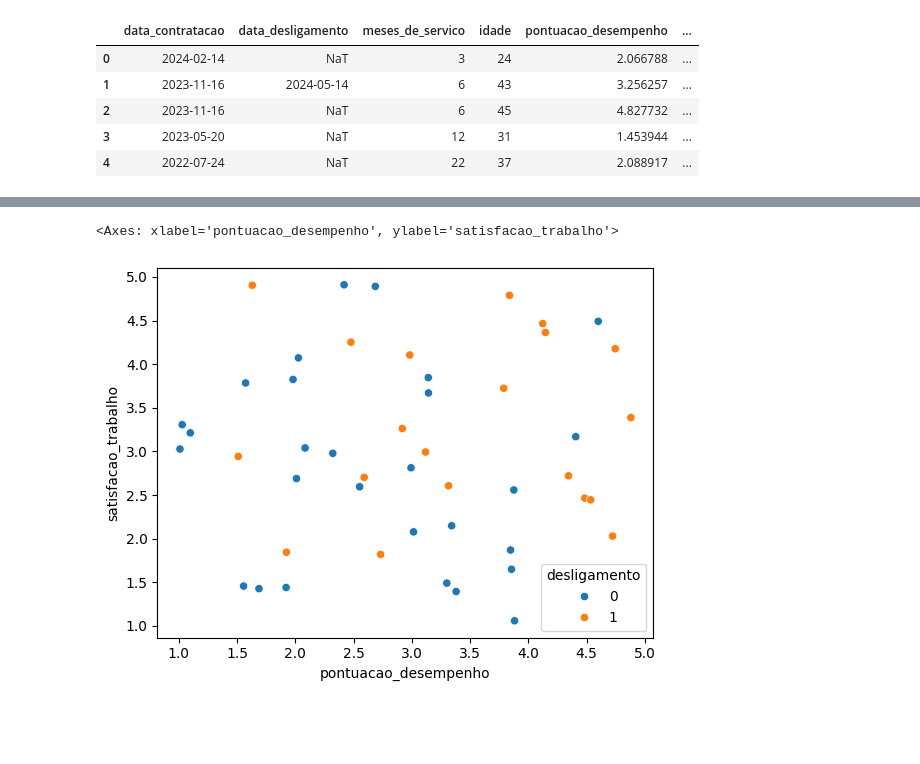
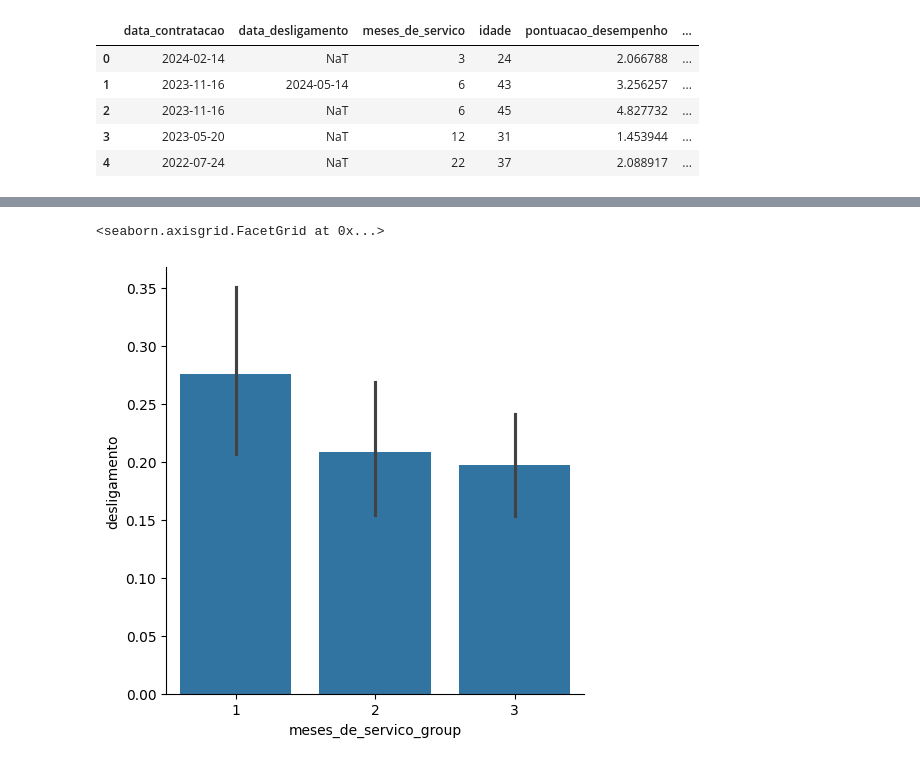
Before and after one commit to matheusmello-o/turnover-optmization, a Jupyter notebook: turnover.ipynb, the cells around one changed output, grey strips where cells are left out. Drawn from its saved outputs; the diff is of its cells as text; code cells hidden in the pictures; blank space fills up the shorter version.

```diff
--- a/turnover.ipynb
+++ b/turnover.ipynb
@@ -218,5 +235,3 @@ df.head()
 | 2 | 2023-11-16 | NaT | 6 | 45 | 4.827732 | ... |
 | 3 | 2023-05-20 | NaT | 12 | 31 | 1.453944 | ... |
 | 4 | 2022-07-24 | NaT | 22 | 37 | 2.088917 | ... |
-# %%
-df['horas_extras_por_meses'] = df.horas_extras / df.meses_de_servico
@@ -225,2 +237,0 @@ df['horas_extras_por_meses'] = df.horas_extras / df.meses_de_servico
-# %%
-df = pd.get_dummies(data = df, columns = ['nivel_cargo'], dtype = np.number)
@@ -306,8 +238,10 @@ Name: desligamento, dtype: float64
-# %%
-sns.scatterplot(data = df_clusters.loc[df_clusters.cluster == 4],
-                x = 'pontuacao_desempenho',
-                y = 'satisfacao_trabalho',
-                hue = 'desligamento')
-# %% [output]
-<Axes: xlabel='pontuacao_desempenho', ylabel='satisfacao_trabalho'>
-[figure, removed]
+# %%
+# Quanto maior a idade do funcionário, menor será a taxa de desligamento
+
+sns.catplot(data = df,
+            x = 'meses_de_servico_group',
+            y = 'desligamento',
+            kind = 'bar')
+# %% [output]
+<seaborn.axisgrid.FacetGrid at 0x...>
+[figure, added]
```
Also changed, not shown: parts of 22 cells of this notebook.
